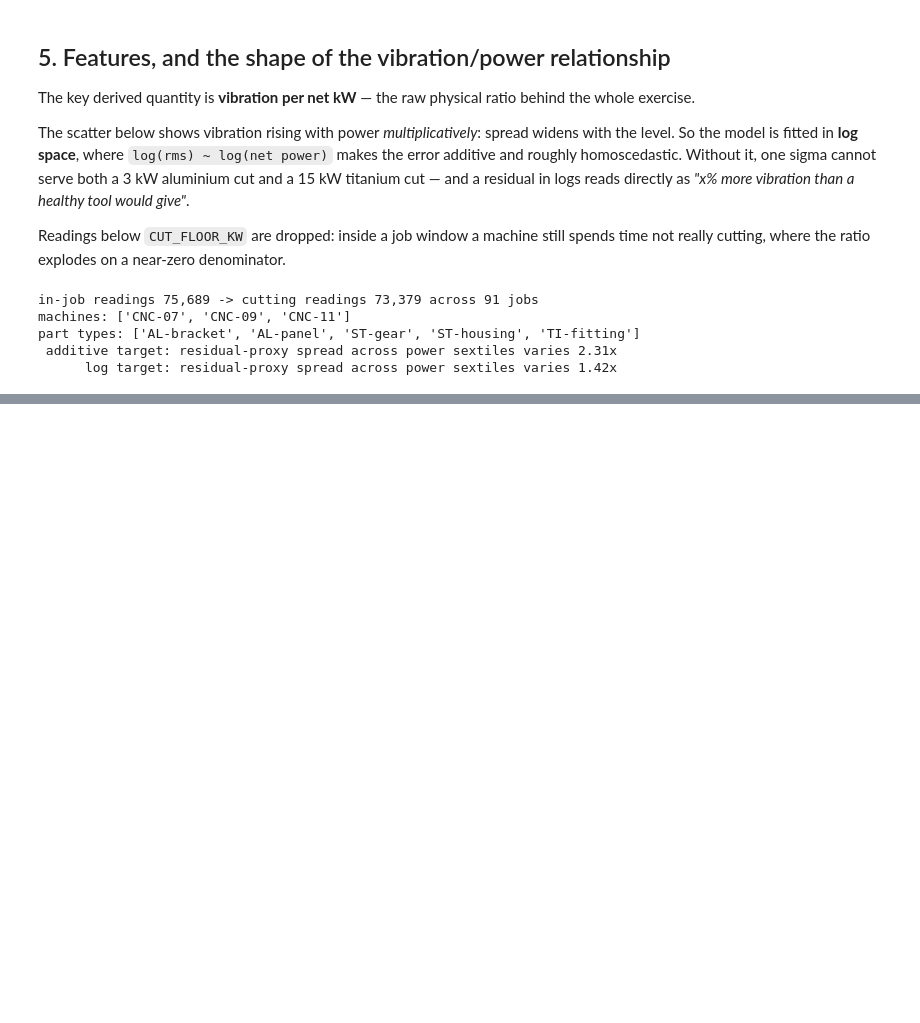
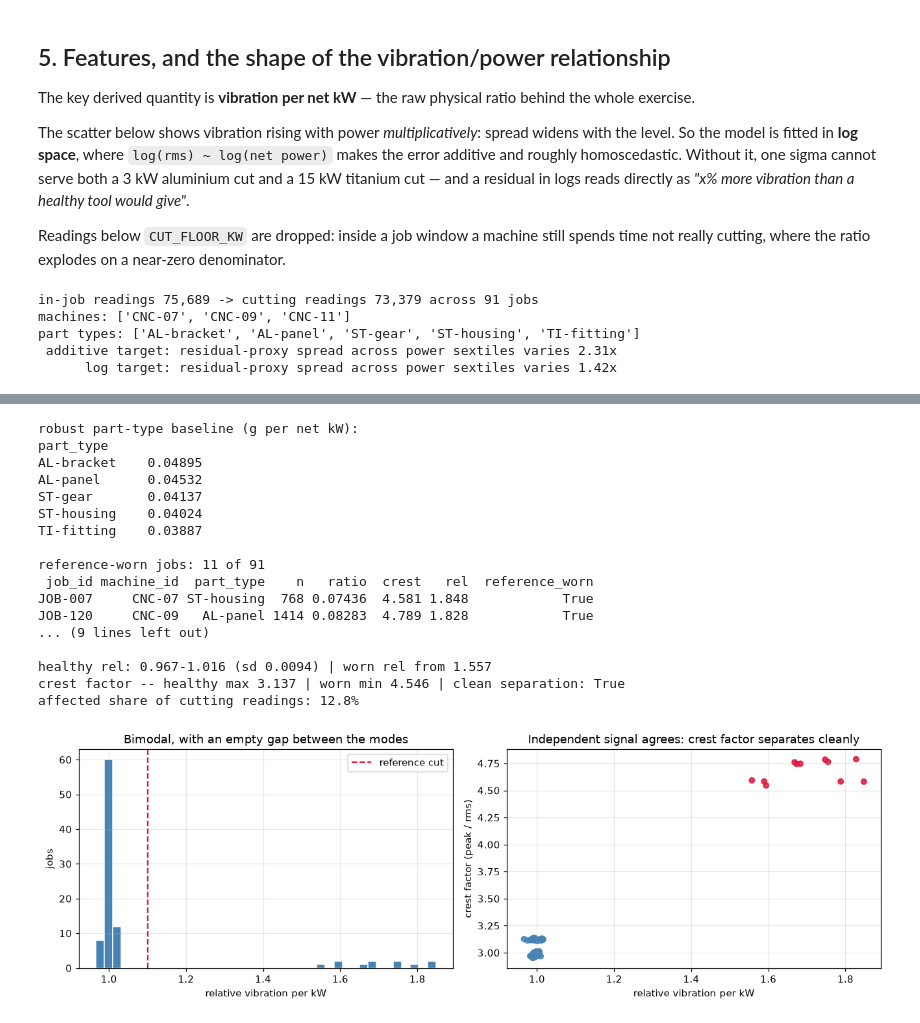
Before and after one commit to Huzefa-Calcutta/forgewright, a Jupyter notebook: notebooks/model_design.ipynb, the cells around one changed output, grey strips where cells are left out. Cells and saved outputs as stored; diff of their text form; code cells hidden in the pictures; blank space fills up the shorter version.

```diff
--- a/notebooks/model_design.ipynb
+++ b/notebooks/model_design.ipynb
@@ -443,0 +459,72 @@ part types: ['AL-bracket', 'AL-panel', 'ST-gear', 'ST-housing', 'TI-fitting']
+# %%
+def derive_reference_set(cutting_df, threshold=1.10, max_iter=10):
+    '''Jobs whose vibration-per-kW sits above a robustly-estimated part-type baseline.'''
+    per_job = cutting_df.groupby("job_id", observed=True).agg(
+        machine_id=("machine_id", "first"),
+        part_type=("part_type", "first"),
+        n=("vib_per_kw", "size"),
+        ratio=("vib_per_kw", "median"),
+        crest=("peak_to_rms", "median"),
+    ).reset_index()
+
+    base = per_job.groupby("part_type")["ratio"].median()
+    for _ in range(max_iter):
+        rel = per_job["ratio"] / per_job["part_type"].map(base)
+        healthy = per_job[rel < threshold]
+        new_base = healthy.groupby("part_type")["ratio"].median().reindex(base.index).fillna(base)
+        if new_base.sub(base).abs().max() < 1e-12:
+            break
+        base = new_base
+
+    per_job["rel"] = per_job["ratio"] / per_job["part_type"].map(base)
+    per_job["reference_worn"] = per_job["rel"] >= threshold
+    return per_job.sort_values("rel", ascending=False), base
+
+
+reference, part_baseline = derive_reference_set(cutting)
+reference_worn = set(reference.loc[reference["reference_worn"], "job_id"])
+worn_reading_mask = cutting["job_id"].isin(reference_worn).to_numpy()
+
+print("robust part-type baseline (g per net kW):")
+print(part_baseline.round(5).to_string())
+print(f"\nreference-worn jobs: {len(reference_worn)} of {len(reference)}")
+print(reference[reference["reference_worn"]]
+      .round({"ratio": 5, "crest": 3, "rel": 3}).to_string(index=False))
+
+healthy, worn = reference[~reference["reference_worn"]], reference[reference["reference_worn"]]
+print(f"\nhealthy rel: {healthy['rel'].min():.3f}-{healthy['rel'].max():.3f} "
+      f"(sd {healthy['rel'].std():.4f}) | worn rel from {worn['rel'].min():.3f}")
+print(f"crest factor -- healthy max {healthy['crest'].max():.3f} | worn min {worn['crest'].min():.3f} "
+      f"| clean separation: {healthy['crest'].max() < worn['crest'].min()}")
+print(f"affected share of cutting readings: {100 * worn_reading_mask.mean():.1f}%")
+
+fig, axes = plt.subplots(1, 2, figsize=(12, 4))
+axes[0].hist(reference["rel"], bins=40, color="steelblue", edgecolor="white")
+axes[0].axvline(1.10, color="crimson", ls="--", label="reference cut")
+axes[0].set(xlabel="relative vibration per kW", ylabel="jobs",
+            title="Bimodal, with an empty gap between the modes")
+axes[0].legend()
+axes[1].scatter(reference["rel"], reference["crest"],
+                c=np.where(reference["reference_worn"], "crimson", "steelblue"), s=30, alpha=0.85)
+axes[1].set(xlabel="relative vibration per kW", ylabel="crest factor (peak / rms)",
+            title="Independent signal agrees: crest factor separates cleanly")
+plt.tight_layout()
+# %% [output]
+robust part-type baseline (g per net kW):
+part_type
+AL-bracket    0.04895
+AL-panel      0.04532
+ST-gear       0.04137
+ST-housing    0.04024
+TI-fitting    0.03887
+
+reference-worn jobs: 11 of 91
+ job_id machine_id  part_type    n   ratio  crest   rel  reference_worn
+JOB-007     CNC-07 ST-housing  768 0.07436  4.581 1.848            True
+JOB-120     CNC-09   AL-panel 1414 0.08283  4.789 1.828            True
+... (9 lines left out)
+
+healthy rel: 0.967-1.016 (sd 0.0094) | worn rel from 1.557
+crest factor -- healthy max 3.137 | worn min 4.546 | clean separation: True
+affected share of cutting readings: 12.8%
+[figure, added]
```
Also changed, not shown: parts of 13 cells of this notebook.
